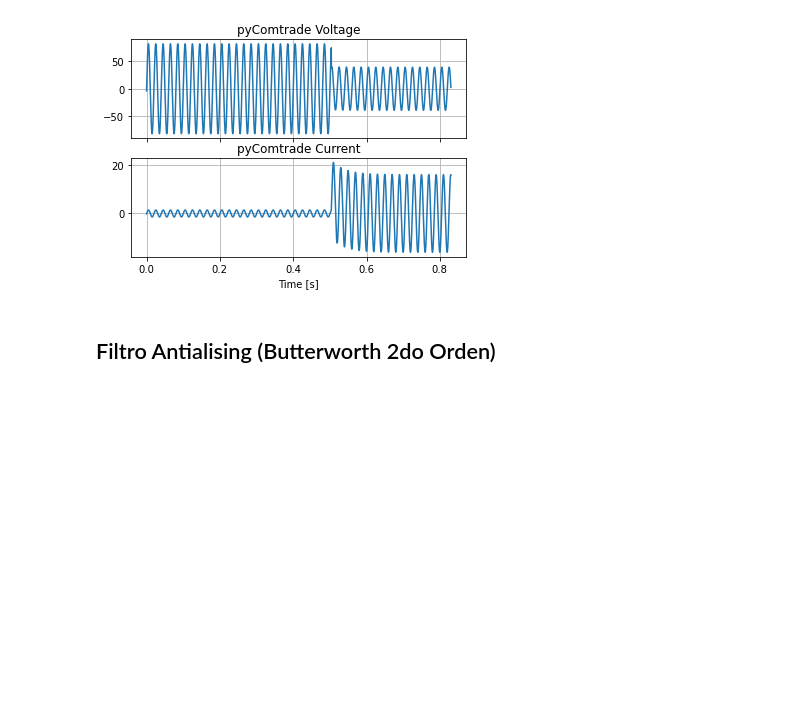
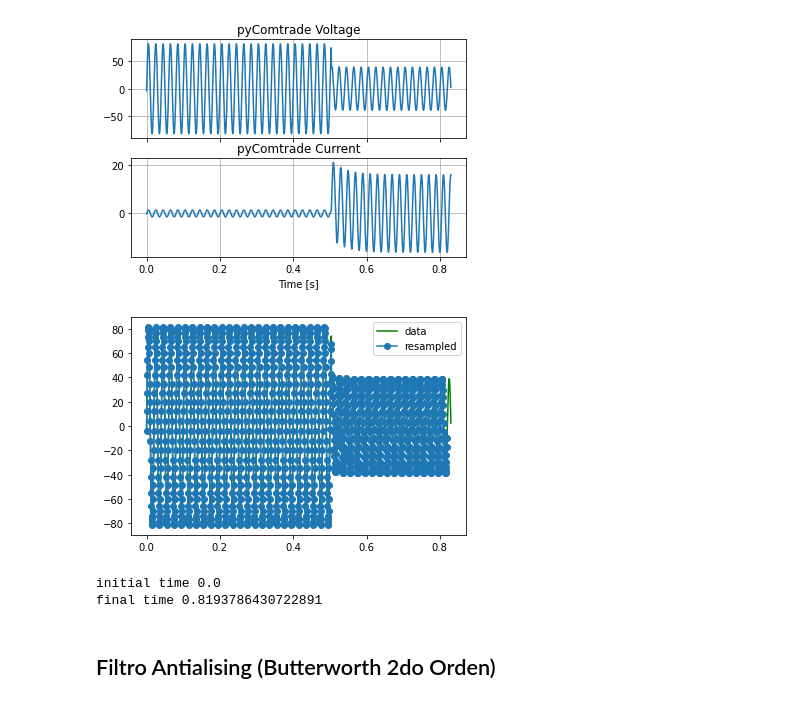
Before and after one commit to andresenrique08/Virtual_Relay_Course, a Jupyter notebook: Pruebitas_notebook.ipynb, the cells around one changed output. Drawn from its saved outputs; the diff is of its cells as text; code cells hidden in the pictures; blank space fills up the shorter version.

```diff
--- a/Pruebitas_notebook.ipynb
+++ b/Pruebitas_notebook.ipynb
@@ -47,6 +47,33 @@ Los analogos V L1-N;V L2-N;V L3-N;I L1;I L2;I L3
 Record has 4151 samples
 Sampling rate is 5000 samples/sec.
 [figure]
+# %%
+# Vector to resample: time, Voltage_A
+fs_user_cycle = 32
+N1= fs_user_cycle
+fs_user = fs_user_cycle * fk
+fs_cycle = fs/fk
+N=np.int(fs_cycle)
+N_tot = np.int(len(Voltage_A)/fs_cycle)
+new_Voltage_A = [0]
+new_time = [0]
+#print(N)
+for i in np.arange(N_tot):
+    xi=Voltage_A[i*N:i*N+N]
+    ti=time[i*N:i*N+N]
+    new_Voltage_A[i*N1:i*N1+N1] = signal.resample(xi, N1)
+    new_time[i*N1:i*N1+N1] = np.linspace(ti[0], ti[-1], N1, endpoint=False)
+
+plt.plot(time, Voltage_A, 'g-', new_time, new_Voltage_A, 'o-')
+plt.legend(['data', 'resampled'], loc='best')
+plt.show()
+
+print('initial time', new_time[0])
+print('final time', new_time[-1])
+# %% [output]
+[figure, added]
+initial time 0.0
+final time 0.8193786430722891
 # %% [markdown]
 ## Filtro Antialising (Butterworth 2do Orden)
 # %%
```
Also changed, not shown: parts of 6 cells of this notebook, 1 other file.
